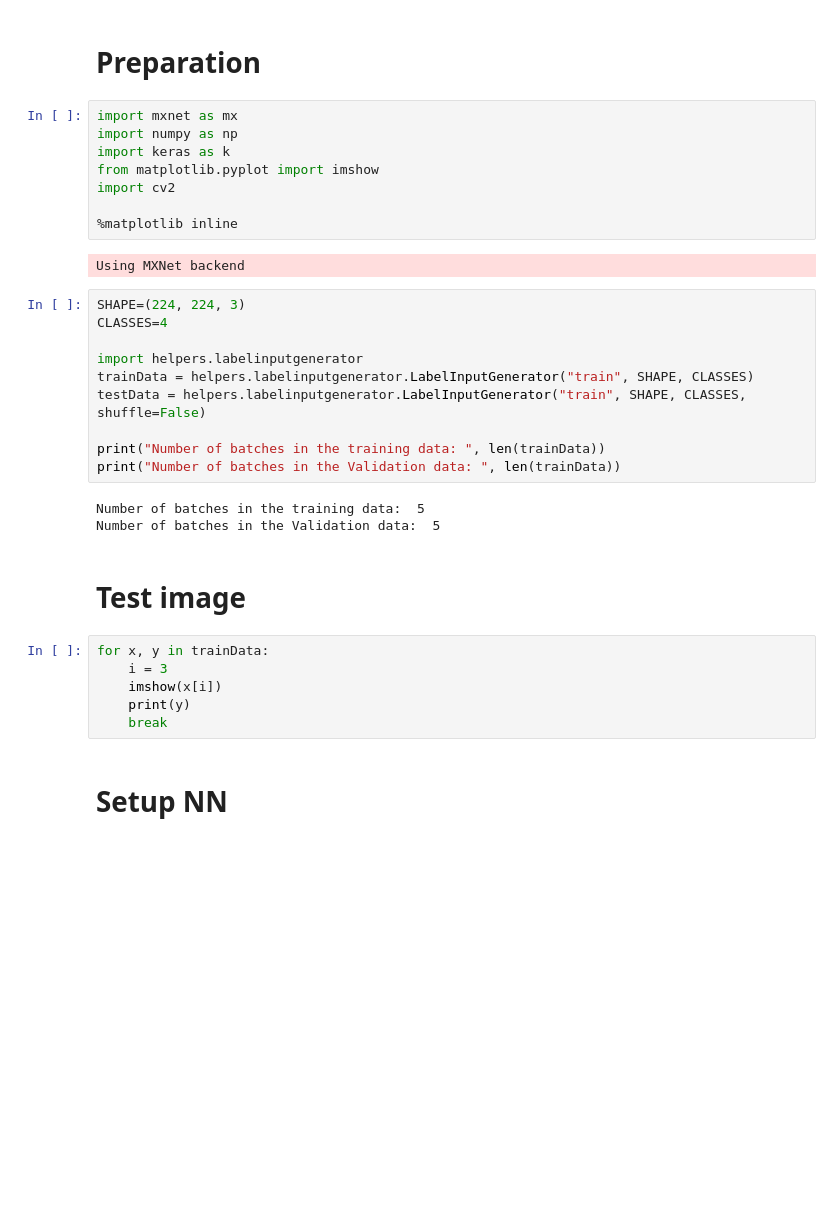
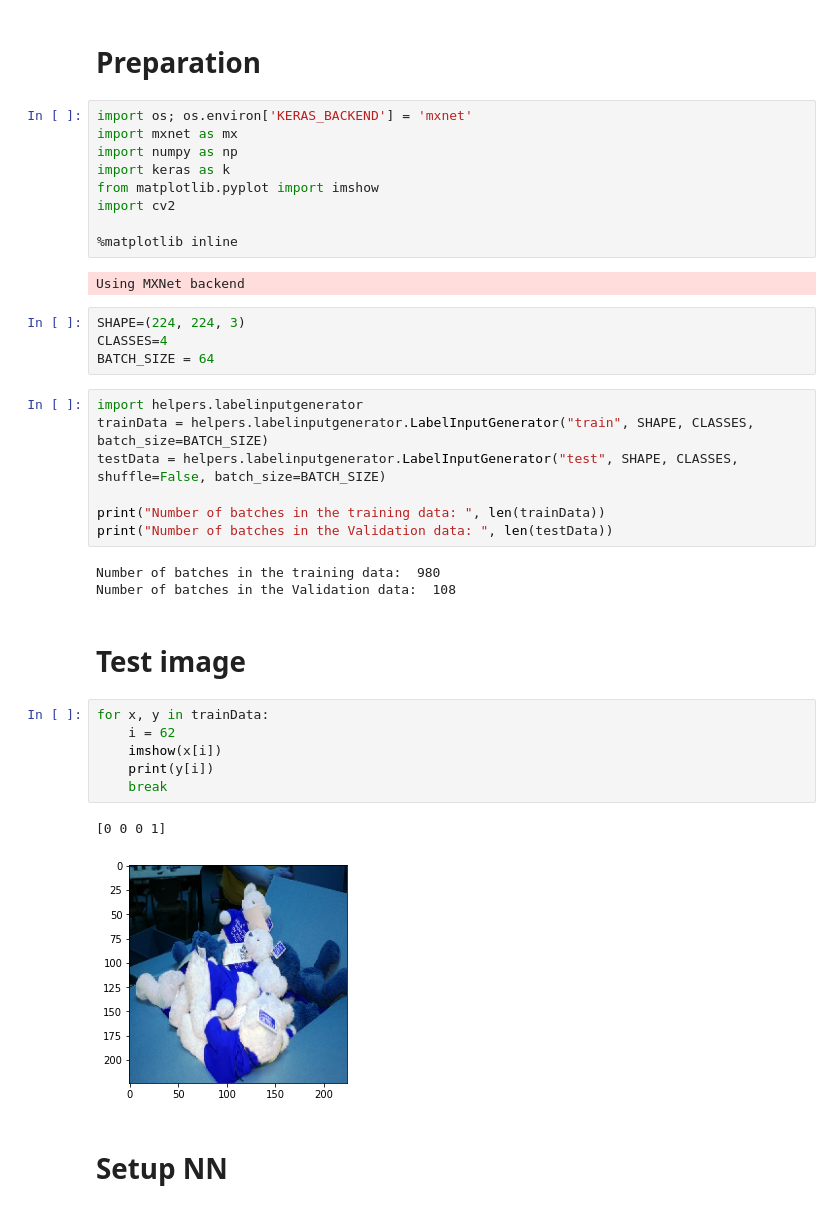
Before and after one commit to markus-seidl/ubiquitous-adventure, a Jupyter notebook: v1/Classification.ipynb, the cells around one changed output. Drawn from its saved outputs; the diff is of its cells as text; blank space fills up the shorter version.

```diff
--- a/v1/Classification.ipynb
+++ b/v1/Classification.ipynb
@@ -4,6 +4,7 @@ pip install mxnet keras keras-mxnet matplotlib opencv-python sklearn
 # %% [markdown]
 # Preparation
 # %%
+import os; os.environ['KERAS_BACKEND'] = 'mxnet'
 import mxnet as mx
 import numpy as np
 import keras as k
@@ -13,27 +14,31 @@ import cv2
 %matplotlib inline
 # %% [output]
 Using MXNet backend
+# %%
+SHAPE=(224, 224, 3)
+CLASSES=4
+BATCH_SIZE = 64
 # %%
-SHAPE=(224, 224, 3)
-CLASSES=4
-
 import helpers.labelinputgenerator
-trainData = helpers.labelinputgenerator.LabelInputGenerator("train", SHAPE, CLASSES)
-testData = helpers.labelinputgenerator.LabelInputGenerator("train", SHAPE, CLASSES, shuffle=False)
+trainData = helpers.labelinputgenerator.LabelInputGenerator("train", SHAPE, CLASSES, batch_size=BATCH_SIZE)
+testData = helpers.labelinputgenerator.LabelInputGenerator("test", SHAPE, CLASSES, shuffle=False, batch_size=BATCH_SIZE)
 
 print("Number of batches in the training data: ", len(trainData))
-print("Number of batches in the Validation data: ", len(trainData))
+print("Number of batches in the Validation data: ", len(testData))
 # %% [output]
-Number of batches in the training data:  5
-Number of batches in the Validation data:  5
+Number of batches in the training data:  980
+Number of batches in the Validation data:  108
 # %% [markdown]
 # Test image
 # %%
 for x, y in trainData:
-    i = 3
+    i = 62
     imshow(x[i])
-    print(y)
+    print(y[i])
     break
+# %% [output]
+[0 0 0 1]
+[figure, added]
 # %% [markdown]
 # Setup NN
 # %%
```
Also changed, not shown: parts of 5 cells of this notebook, 2 other files.
